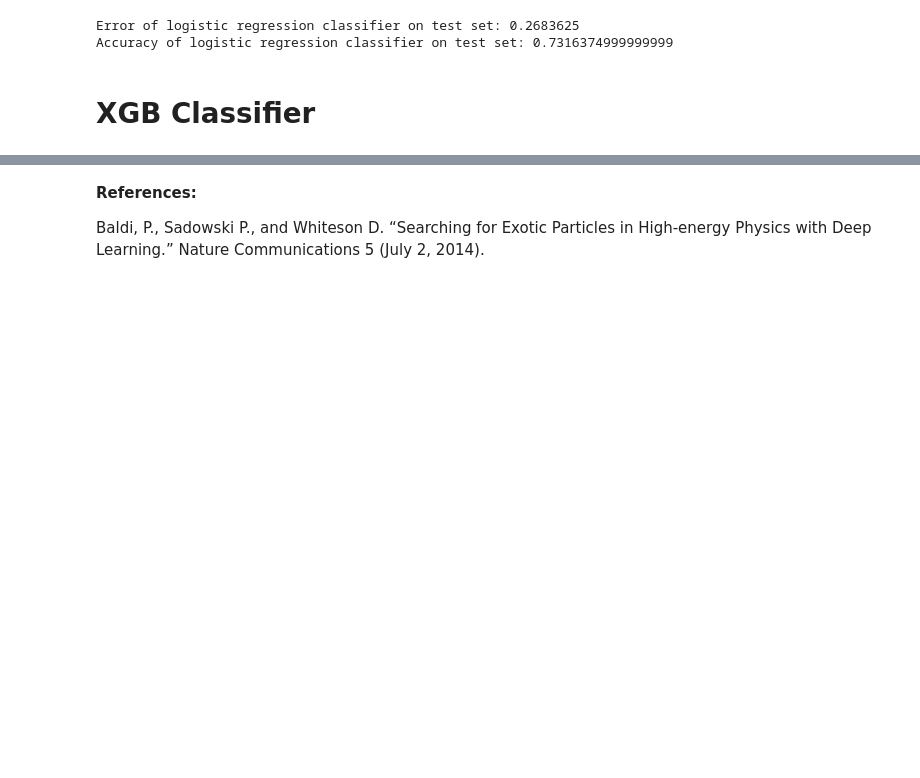
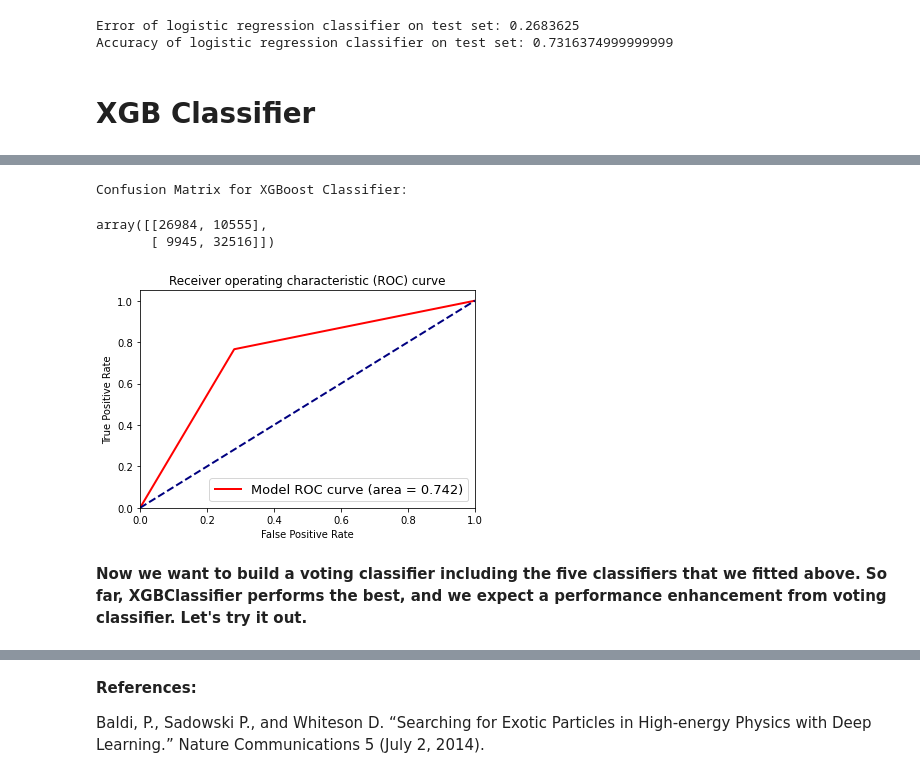
Before and after one commit to skc46/Machine_learning_notebooks, a Jupyter notebook: Higgs_vs_background.ipynb, the cells around one changed output, grey strips where cells are left out. Saved outputs shown, nothing was run; the diff lists cells and outputs as text; code cells hidden in the pictures; blank space fills up the shorter version.

```diff
--- a/Higgs_vs_background.ipynb
+++ b/Higgs_vs_background.ipynb
@@ -791,0 +526,15 @@ Parameters: { n_estimator } might not be used.
+# %%
+xgd_best = XGBClassifier(base_score=0.5, booster='dart',
+              colsample_bylevel=0.4339378851311694,
+              colsample_bynode=0.6620406126065055,
+              colsample_bytree=0.8211342369222487, eval_metric=['error', 'auc'],
+              gamma=0, gpu_id=0, importance_type='gain',
+              interaction_constraints='', learning_rate=0.05075727570581978,
+              max_delta_step=0, max_depth=16, min_child_weight=1,
+              n_estimators=638, n_jobs=-1,
+              normalize_type='forest', num_parallel_tree=1, random_state=42,
+              reg_alpha=0, reg_lambda=1, sample_type='weighted',
+              sampling_method='uniform', scale_pos_weight=1, subsample=1,
+              tree_method='exact', use_label_encoder=False,
+              validate_parameters=1)
+xgd_best.fit(X_train, y_train)
@@ -791,0 +554,28 @@ Parameters: { n_estimator } might not be used.
+# %%
+predictions = xgd_best.predict(X_test)
+# %%
+print("Confusion Matrix for XGBoost Classifier:")
+confusion_matrix(y_test,predictions)
+# %% [output]
+Confusion Matrix for XGBoost Classifier:
+array([[26984, 10555],
+       [ 9945, 32516]])
+# %%
+fpr, tpr, _ = roc_curve(y_test, predictions)
+roc_auc = auc(fpr, tpr)
+plt.figure()
+lw = 2
+plt.plot(fpr, tpr, color='red',
+         lw=lw, label='Model ROC curve (area = %0.3f)' % roc_auc)
+plt.plot([0, 1], [0, 1], color='navy', lw=lw, linestyle='--')
+plt.xlim([0.0, 1.0])
+plt.ylim([0.0, 1.05])
+plt.xlabel('False Positive Rate')
+plt.ylabel('True Positive Rate')
+plt.title('Receiver operating characteristic (ROC) curve')
+plt.legend(loc="lower right", fontsize=13)
+plt.show()
+# %% [output]
+[figure, added]
+# %% [markdown]
+**Now we want to build a voting classifier including the five classifiers that we fitted above. So far, XGBClassifier performs the best, and we expect a performance enhancement from voting classifier. Let's try it out.**
```
Also changed, not shown: parts of 52 cells of this notebook.
